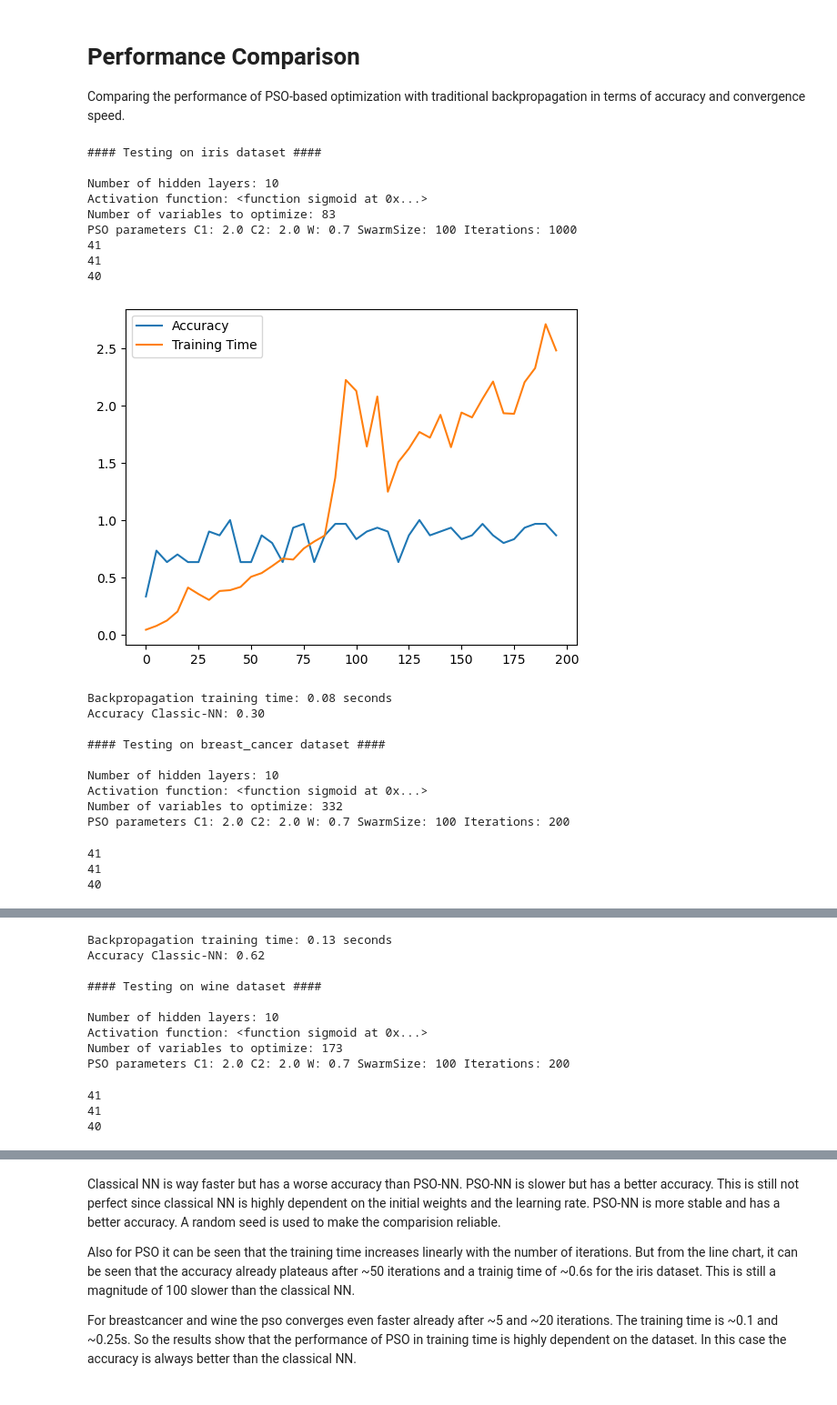
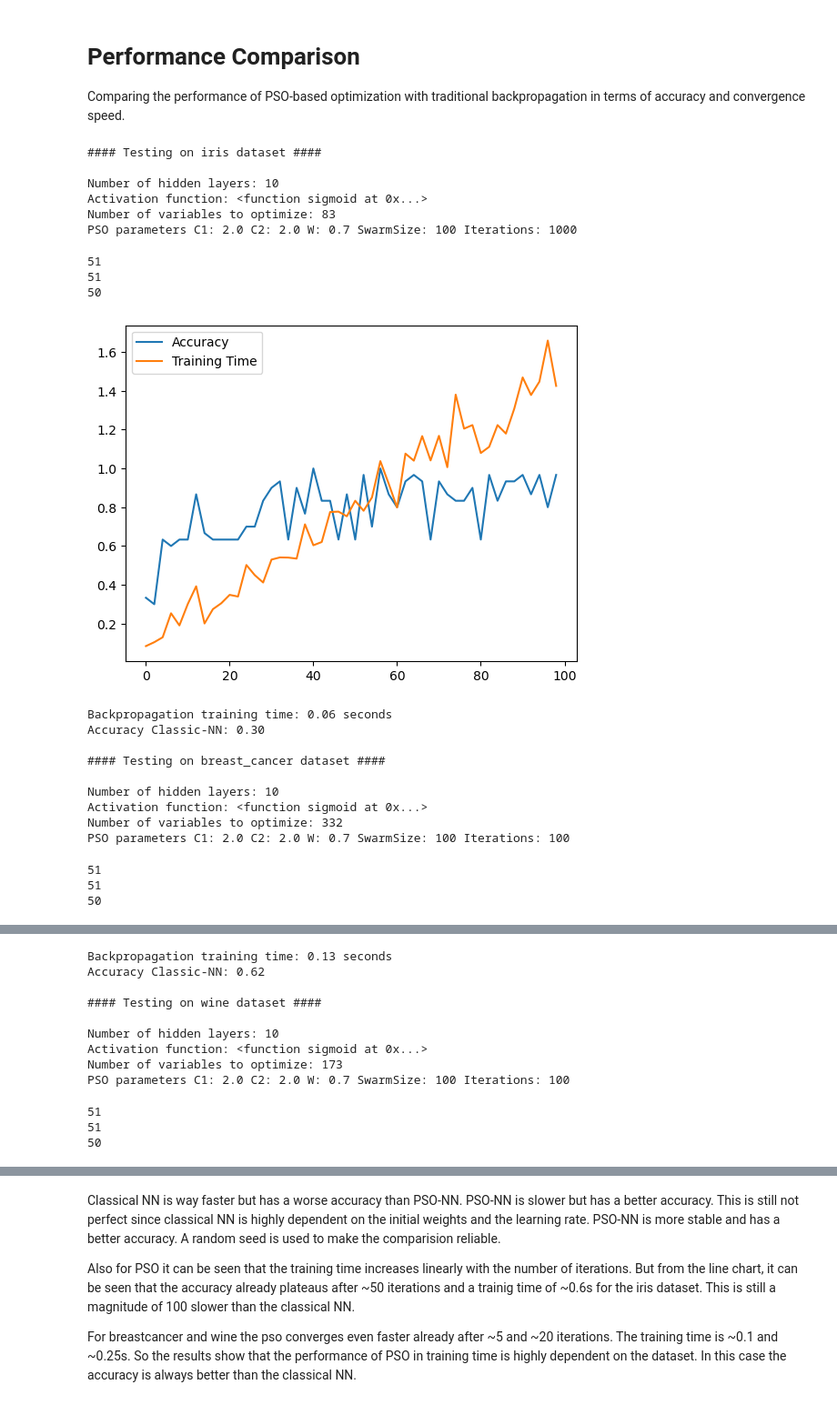
Before and after one commit to StefanHamm/SOS-Assignment-2-WISE-24-25, a Jupyter notebook: python_code/comparisons.ipynb, the cells around one changed output, grey strips where cells are left out. Shown at 91% size. Saved outputs shown, nothing was run; the diff lists cells and outputs as text; code cells hidden in the pictures.

```diff
--- a/python_code/comparisons.ipynb
+++ b/python_code/comparisons.ipynb
@@ -104,10 +104,10 @@ for i, datadict in enumerate(sets):
     print("Activation function:", activation[0])
     print("Number of variables to optimize:", (n_inputs * n_hidden) + (n_hidden * n_classes) + n_hidden + n_classes)
     print("PSO parameters C1:", par_C1, "C2:", par_C2, "W:", par_W, "SwarmSize:", par_SwarmSize, "Iterations:", n_iteration)
-    n_iteration = 200
+    n_iteration = 100
     accs = [0]
     traintimes = [0]
-    stepsize = 5
+    stepsize = 2
     for n_i in range(1,n_iteration)[::stepsize]:
         #print(n_i)
         # PSO Optimization
@@ -144,46 +144,46 @@ for i, datadict in enumerate(sets):
     backprop_time = timeit.timeit(train_backprop, number=1)
     nn_classic = train_backprop()
     y_pred_classic = nn_classic.predict(X_test)
     backprop_accuracy = (y_pred_classic == y_test).mean()
 
     print(f"Backpropagation training time: {backprop_time:.2f} seconds")
     print(f"Accuracy Classic-NN: {backprop_accuracy:.2f}")
 
     # Store results
     results.append({
         'dataset': dataset_names[i],
         'pso_accuracy': pso_accuracy,
         'pso_time': pso_time,
         'backprop_accuracy': backprop_accuracy,
         'backprop_time': backprop_time
     })
 
 # Print overall comparison
 print("\n#### Overall Comparison Results ####\n")
 for result in results:
     print(f"Dataset: {result['dataset']}")
     print(f"PSO-NN Accuracy: {result['pso_accuracy']:.2f} | Time: {result['pso_time']:.2f} seconds")
     print(f"Classic-NN Accuracy: {result['backprop_accuracy']:.2f} | Time: {result['backprop_time']:.2f} seconds\n")
 # %% [output]
 #### Testing on iris dataset ####
 
 Number of hidden layers: 10
 Activation function: <function sigmoid at 0x...>
 Number of variables to optimize: 83
 PSO parameters C1: 2.0 C2: 2.0 W: 0.7 SwarmSize: 100 Iterations: 1000
-41
-41
-40
+51
+51
+50
-[figure, old version]
+[figure, new version]
-Backpropagation training time: 0.08 seconds
-Accuracy Classic-NN: 0.30
-
-#### Testing on breast_cancer dataset ####
-
-Number of hidden layers: 10
-Activation function: <function sigmoid at 0x...>
-Number of variables to optimize: 332
-PSO parameters C1: 2.0 C2: 2.0 W: 0.7 SwarmSize: 100 Iterations: 200
-41
-41
-40
+Backpropagation training time: 0.06 seconds
+Accuracy Classic-NN: 0.30
+
+#### Testing on breast_cancer dataset ####
+
+Number of hidden layers: 10
+Activation function: <function sigmoid at 0x...>
+Number of variables to optimize: 332
+PSO parameters C1: 2.0 C2: 2.0 W: 0.7 SwarmSize: 100 Iterations: 100
+51
+51
+50
@@ -191,12 +191,12 @@ PSO parameters C1: 2.0 C2: 2.0 W: 0.7 SwarmSize: 100 Iterations: 200
-Backpropagation training time: 0.13 seconds
-Accuracy Classic-NN: 0.62
-
-#### Testing on wine dataset ####
-
-Number of hidden layers: 10
-Activation function: <function sigmoid at 0x...>
-Number of variables to optimize: 173
-PSO parameters C1: 2.0 C2: 2.0 W: 0.7 SwarmSize: 100 Iterations: 200
-41
-41
-40
+Backpropagation training time: 0.13 seconds
+Accuracy Classic-NN: 0.62
+
+#### Testing on wine dataset ####
+
+Number of hidden layers: 10
+Activation function: <function sigmoid at 0x...>
+Number of variables to optimize: 173
+PSO parameters C1: 2.0 C2: 2.0 W: 0.7 SwarmSize: 100 Iterations: 100
+51
+51
+50
```
Also changed, not shown: parts of 4 cells of this notebook, 1 other file.
